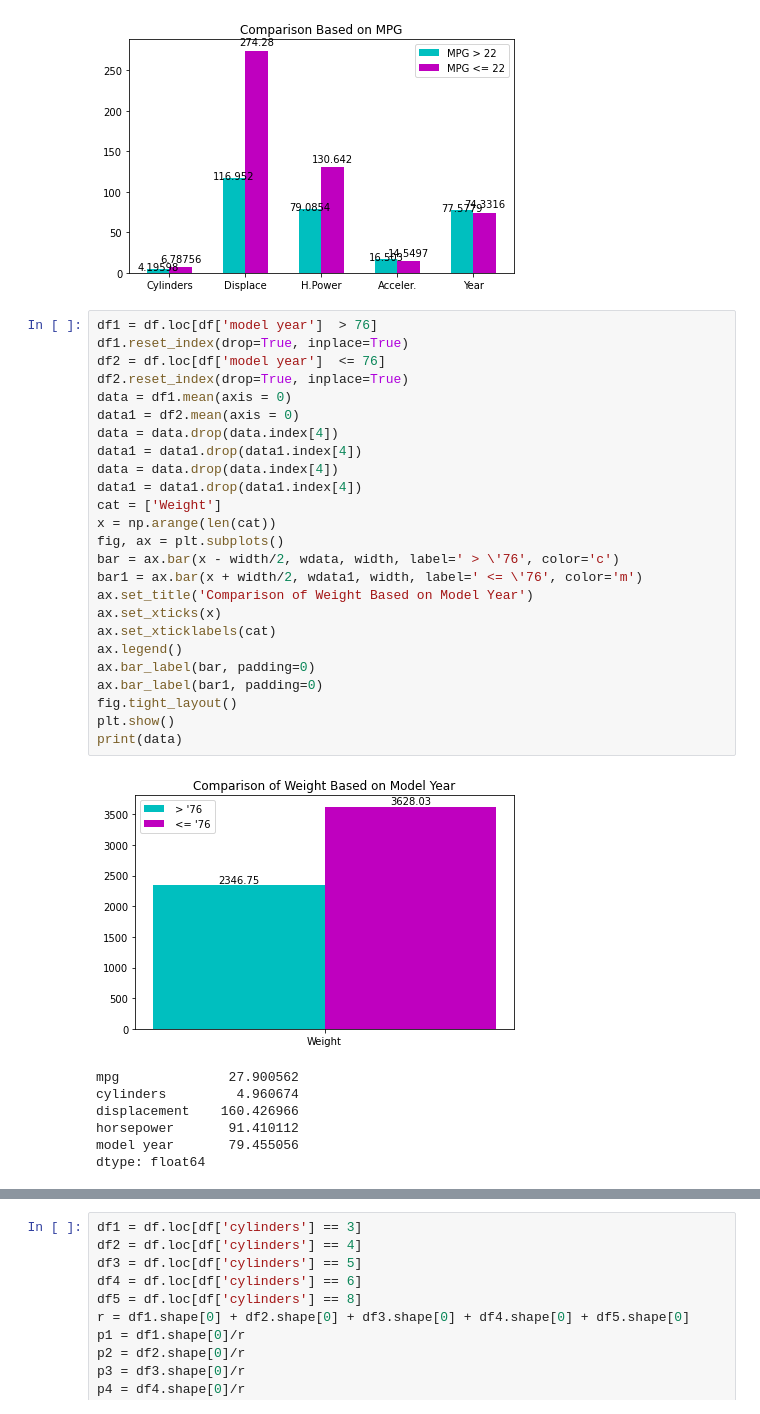
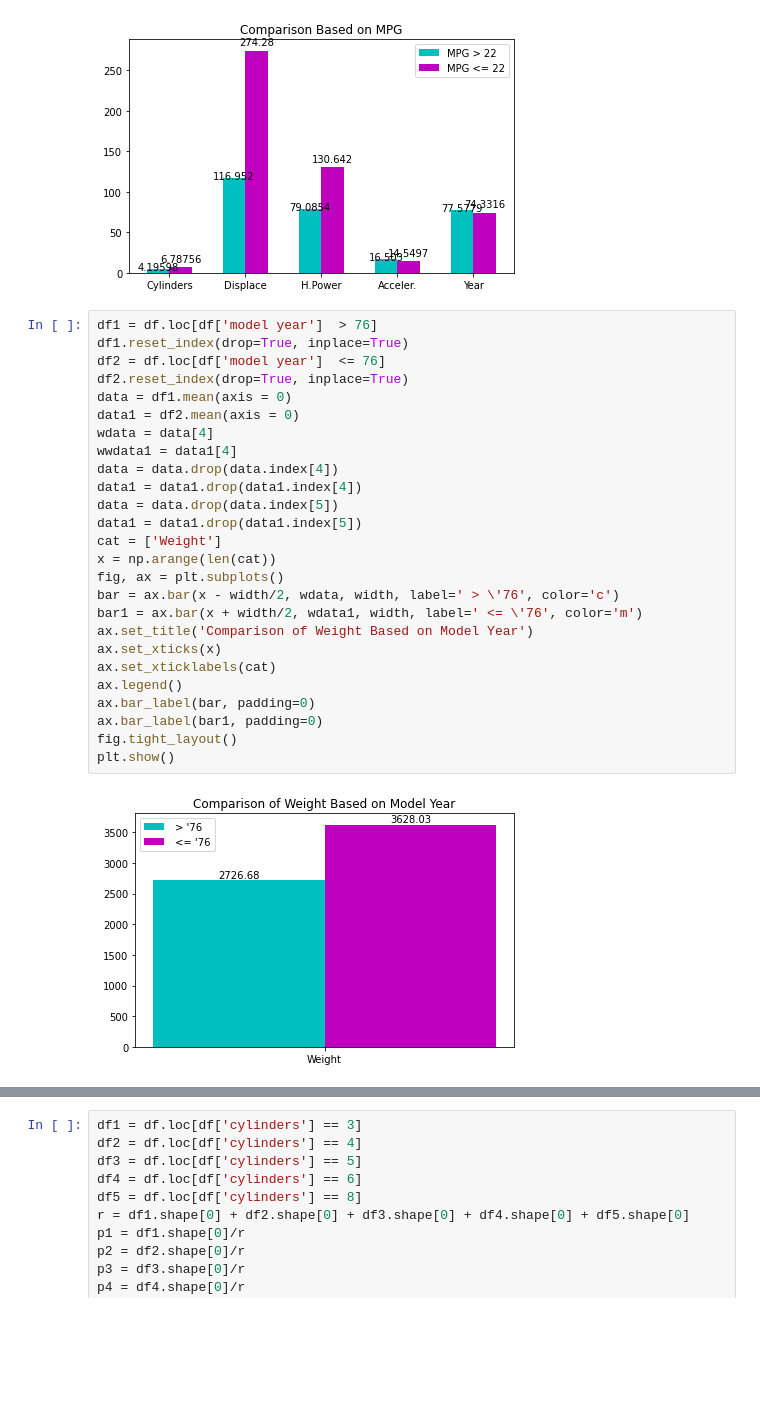
Before and after one commit to kdixon32/Dataframes, a Jupyter notebook: DataScienceP1.ipynb, the cells around one changed output, grey strips where cells are left out. Saved outputs shown, nothing was run; the diff lists cells and outputs as text; blank space fills up the shorter version.

Commit message:
Fixed incorrect weight showing in 2nd bar graph

```diff
--- a/DataScienceP1.ipynb
+++ b/DataScienceP1.ipynb
@@ -114,36 +114,31 @@ plt.show()
 # %%
 df1 = df.loc[df['model year']  > 76]
 df1.reset_index(drop=True, inplace=True)
 df2 = df.loc[df['model year']  <= 76]
 df2.reset_index(drop=True, inplace=True)
 data = df1.mean(axis = 0)
 data1 = df2.mean(axis = 0)
+wdata = data[4]
+wwdata1 = data1[4]
 data = data.drop(data.index[4])
 data1 = data1.drop(data1.index[4])
-data = data.drop(data.index[4])
-data1 = data1.drop(data1.index[4])
+data = data.drop(data.index[5])
+data1 = data1.drop(data1.index[5])
 cat = ['Weight']
 x = np.arange(len(cat))
 fig, ax = plt.subplots()
 bar = ax.bar(x - width/2, wdata, width, label=' > \'76', color='c')
 bar1 = ax.bar(x + width/2, wdata1, width, label=' <= \'76', color='m')
 ax.set_title('Comparison of Weight Based on Model Year')
 ax.set_xticks(x)
 ax.set_xticklabels(cat)
 ax.legend()
 ax.bar_label(bar, padding=0)
 ax.bar_label(bar1, padding=0)
 fig.tight_layout()
 plt.show()
-print(data)
 # %% [output]
-[figure, old version]
+[figure, new version]
-mpg              27.900562
-cylinders         4.960674
-displacement    160.426966
-horsepower       91.410112
-model year       79.455056
-dtype: float64
 # %%
 cat = ['MPG', 'Cylinders', 'Displace', 'H.Power', 'Acceler.']
 x = np.arange(len(cat))
```
Also changed, not shown: parts of 1 cell of this notebook.
